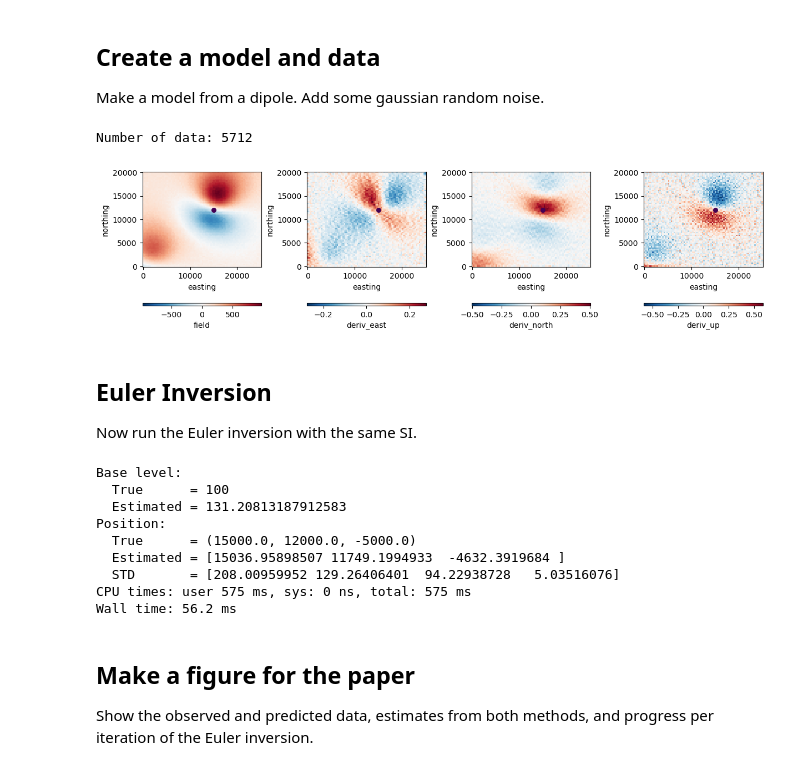
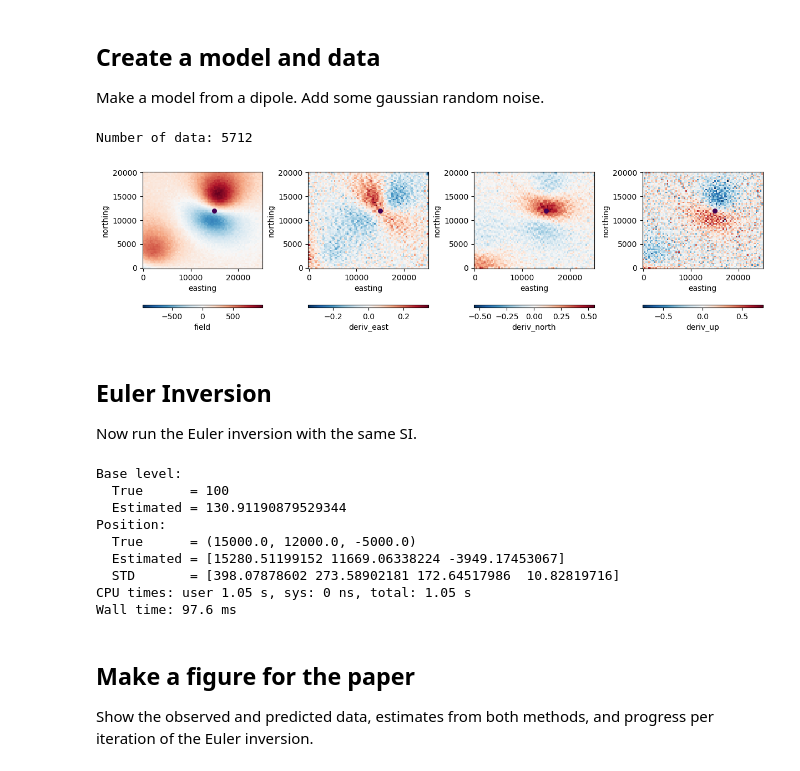
Before and after one commit to compgeolab/euler-inversion, a Jupyter notebook: code/synthetic-proof-of-concept.ipynb, the cells around one changed output. Cells and saved outputs as stored; diff of their text form; code cells hidden in the pictures.

```diff
--- a/code/synthetic-proof-of-concept.ipynb
+++ b/code/synthetic-proof-of-concept.ipynb
@@ -41,7 +41,7 @@ other = hm.dipole_magnetic(
 magnetic_anomaly += sum(b * f for b, f in zip(other, main_field))
 
 # Add noise and the base level
-noise_level = 10 # nT
+noise_level = 20 # nT
 magnetic_anomaly += np.random.default_rng(42).normal(0, noise_level, size=magnetic_anomaly.shape)
 base_level = 100  # nT
 magnetic_anomaly += base_level
@@ -52,34 +52,34 @@ print(f"Number of data: {magnetic_anomaly.size}")
 # Can't have the height as a coordinate because of a problem with xrft
 data = vd.make_xarray_grid(
     coordinates[:2], (magnetic_anomaly, coordinates[-1]), data_names=["field", "height"]
 )
 pad_width = {
     "easting": data.easting.size // 2,
     "northing": data.northing.size // 2,
 }
 data["deriv_east"] = hm.derivative_easting(data.field)
 data["deriv_north"] = hm.derivative_northing(data.field)
 data["deriv_up"] = xrft.unpad(
     hm.derivative_upward(
         xrft.pad(data.field, pad_width, mode="linear_ramp", constant_values=None)
     ),
     pad_width,
 )
 
 # Add back the height
 data = data.assign_coords(height=data.height)
 
 fig, axes = plt.subplots(1, 4, figsize=(12, 5), layout="constrained")
 for field, ax in zip(["field", "deriv_east", "deriv_north", "deriv_up"], axes.ravel()):
     data[field].plot.pcolormesh(
         ax=ax, cbar_kwargs=dict(orientation="horizontal", aspect=50)
     )
     ax.set_aspect("equal")
     tmp = ax.scatter(*true_coordinates[:2], c=true_coordinates[2], s=30)
 plt.show()
 # %% [output]
 Number of data: 5712
-[figure, old version]
+[figure, new version]
 # %% [markdown]
 ## Euler Inversion
 
@@ -98,13 +98,13 @@ print(f"  STD       = {np.sqrt(np.diag(ei.covariance_))}")
 # %% [output]
 Base level:
   True      = 100
-  Estimated = 131.20813187912583
+  Estimated = 130.91190879529344
 Position:
   True      = (15000.0, 12000.0, -5000.0)
-  Estimated = [15036.95898507 11749.1994933  -4632.3919684 ]
-  STD       = [208.00959952 129.26406401  94.22938728   5.03516076]
-CPU times: user 575 ms, sys: 0 ns, total: 575 ms
-Wall time: 56.2 ms
+  Estimated = [15280.51199152 11669.06338224 -3949.17453067]
+  STD       = [398.07878602 273.58902181 172.64517986  10.82819716]
+CPU times: user 1.05 s, sys: 0 ns, total: 1.05 s
+Wall time: 97.6 ms
 # %% [markdown]
 ## Make a figure for the paper
 
```
Also changed, not shown: parts of 2 cells of this notebook, 9 other files.
